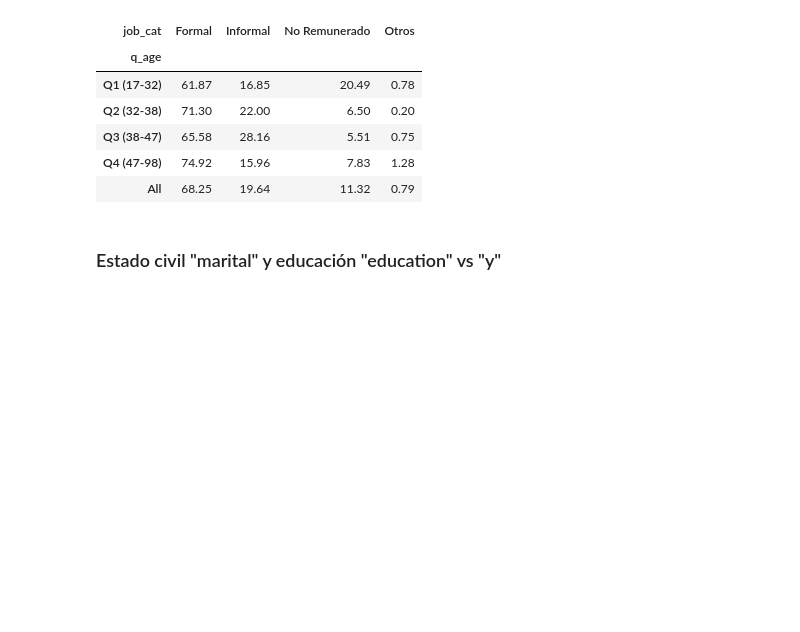
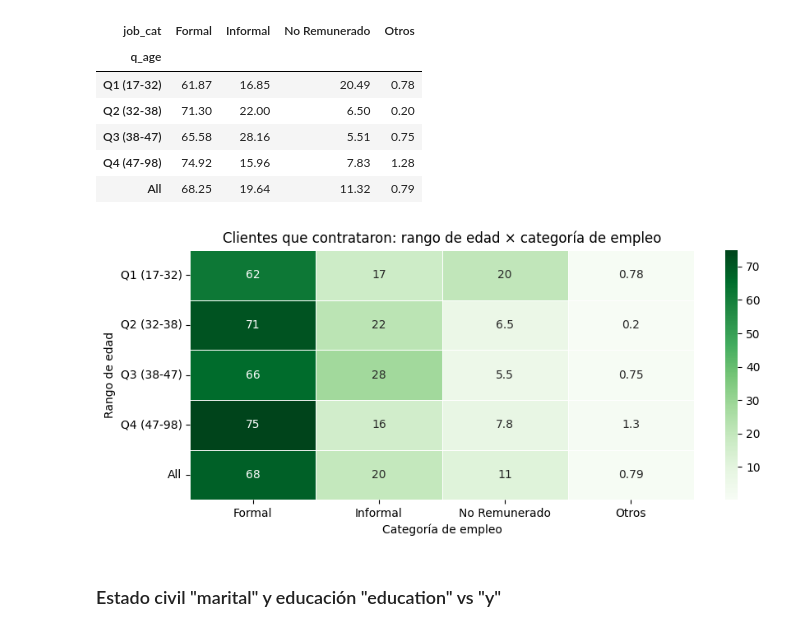
Before and after one commit to juanpabloluceroC/proyecto_campana_marketing, a Jupyter notebook: marketing_santander.ipynb, the cells around one changed output. Saved outputs shown, nothing was run; the diff lists cells and outputs as text; code cells hidden in the pictures; blank space fills up the shorter version.

```diff
--- a/marketing_santander.ipynb
+++ b/marketing_santander.ipynb
@@ -1000,6 +1000,19 @@ Tabla cruzada — Rango de edad × Categoría de empleo (solo clientes que contr
 | Q3 (38-47) | 65.58 | 28.16 | 5.51 | 0.75 |
 | Q4 (47-98) | 74.92 | 15.96 | 7.83 | 1.28 |
 | All | 68.25 | 19.64 | 11.32 | 0.79 |
+# %%
+plt.figure(figsize=(9, 4))
+sns.heatmap(ct_age_job,
+            annot=True,
+            cmap='Greens',
+            linewidths=0.5)
+plt.title("Clientes que contrataron: rango de edad × categoría de empleo")
+plt.xlabel("Categoría de empleo")
+plt.ylabel("Rango de edad")
+plt.tight_layout()
+plt.show()
+# %% [output]
+[figure, added]
 # %% [markdown]
 ### Estado civil "marital" y educación "education" vs "y"
 # %%
```
Also changed, not shown: parts of 1 cell of this notebook, 1 other file.
